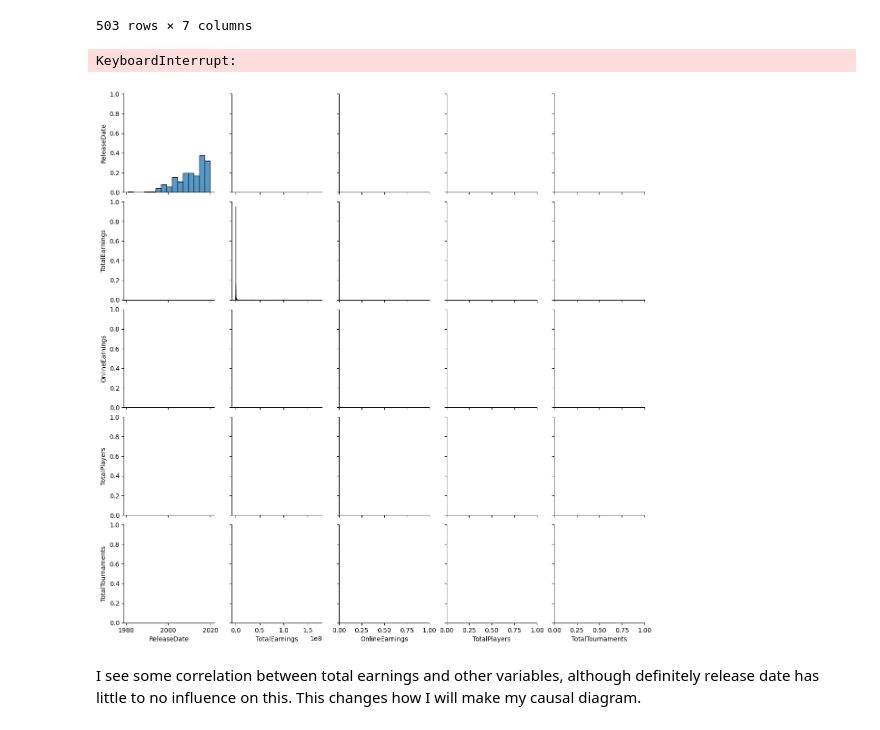
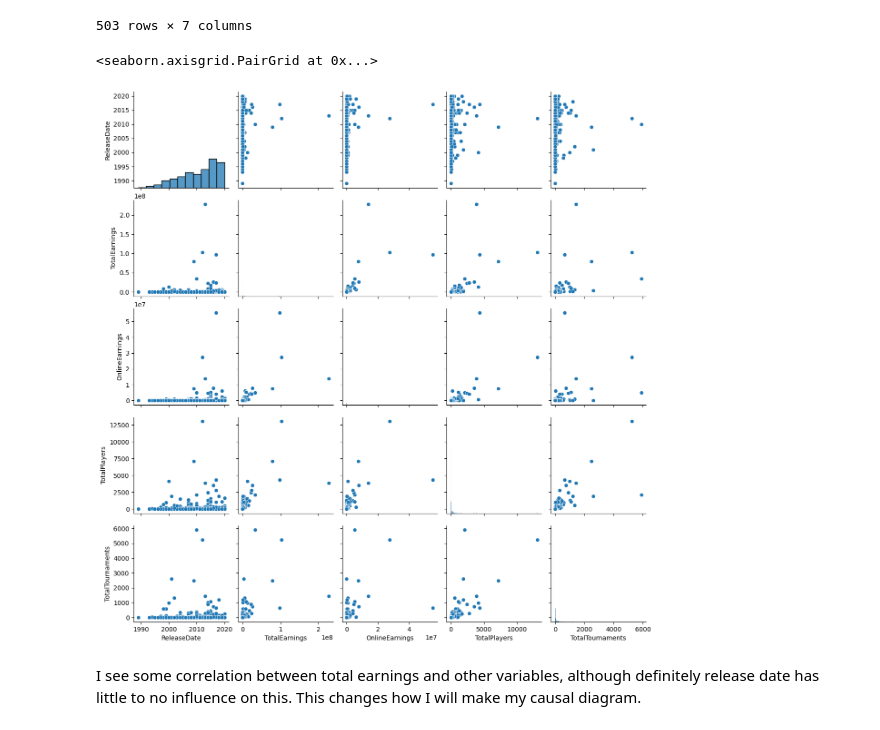
Before and after one commit to seun829/DataScience, a Jupyter notebook: Unit7/SeunLee_U7Proj.ipynb, the cells around one changed output. Cells and saved outputs as stored; diff of their text form; code cells hidden in the pictures.

```diff
--- a/Unit7/SeunLee_U7Proj.ipynb
+++ b/Unit7/SeunLee_U7Proj.ipynb
@@ -69,10 +69,10 @@ esports_data
 # %%
 esports_data_filtered = esports_data[esports_data['TotalEarnings'] > 0].copy()
 # %%
-sns.pairplot(esports_data)
+sns.pairplot(esports_data_filtered)
 # %% [output]
-KeyboardInterrupt:
+<seaborn.axisgrid.PairGrid at 0x...>
-[figure, old version]
+[figure, new version]
 # %% [markdown]
 I see some correlation between total earnings and other variables, although definitely release date has little to no influence on this. This changes how I will make my causal diagram.
 # %% [markdown]
```
Also changed, not shown: parts of 12 cells of this notebook.
